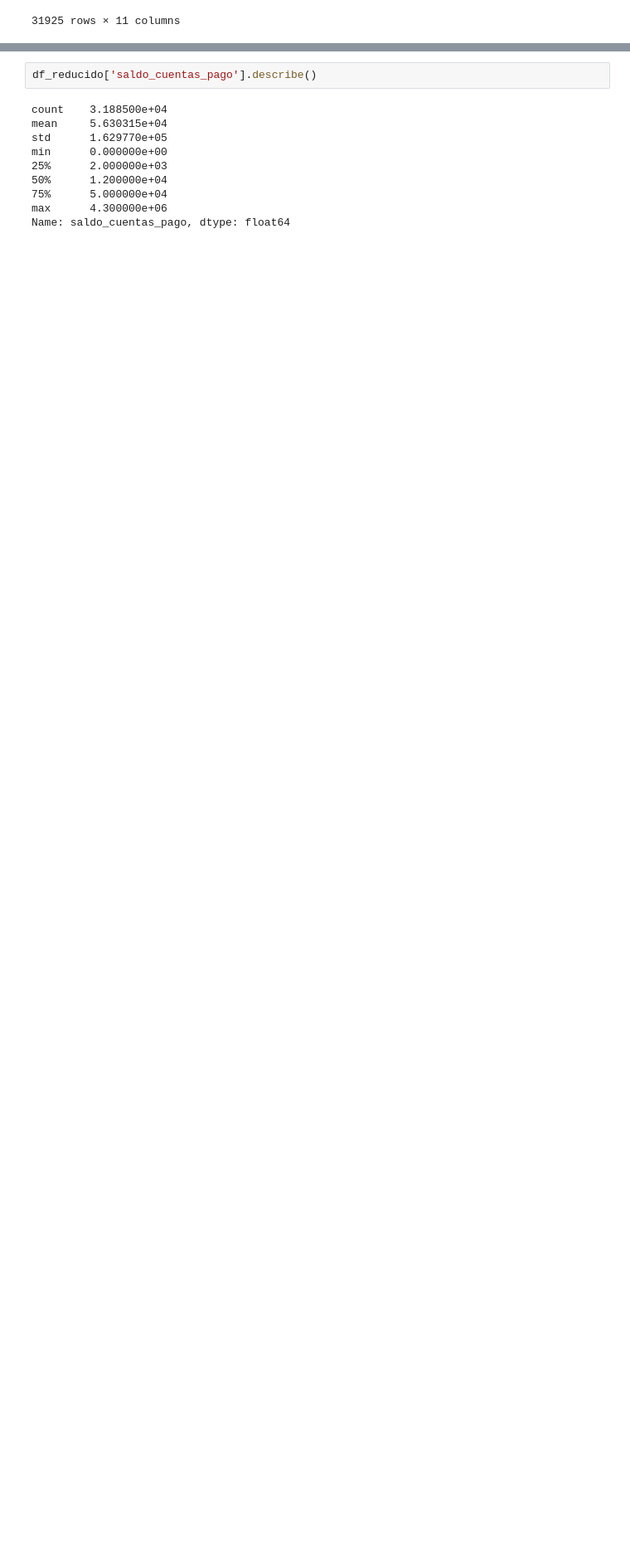
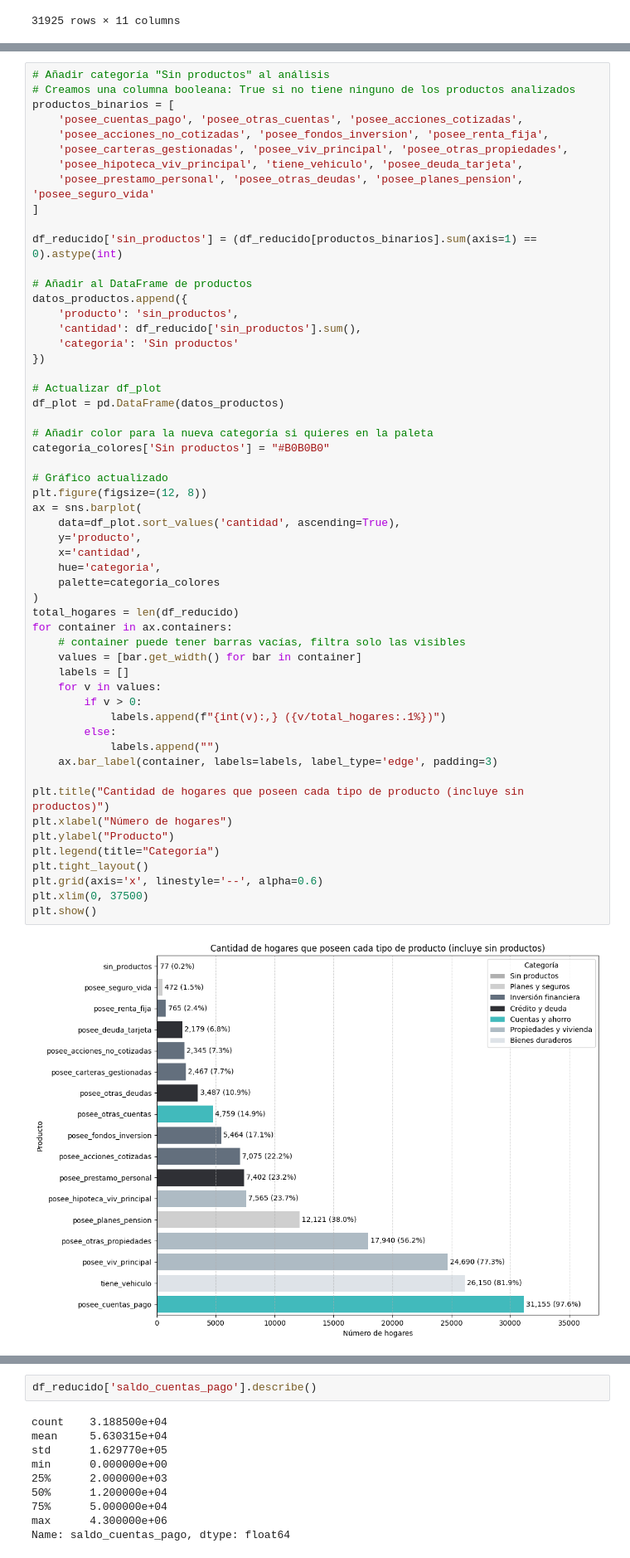
Before and after one commit to Lambda-14/Sim-Empresa, a Jupyter notebook: Equip_9/Scripts/250602_EFF_2022.ipynb, the cells around one changed output, grey strips where cells are left out. Shown at 83% size. Drawn from its saved outputs; the diff is of its cells as text; blank space fills up the shorter version.

Commit message:
graficas distribuciones de clientes y hogares por producto

```diff
--- a/Equip_9/Scripts/250602_EFF_2022.ipynb
+++ b/Equip_9/Scripts/250602_EFF_2022.ipynb
@@ -605,4 +605,61 @@ plt.grid(axis='x', linestyle='--', alpha=0.6)
 plt.show()
 # %% [output]
 [figure]
+# %%
+# Añadir categoría "Sin productos" al análisis
+# Creamos una columna booleana: True si no tiene ninguno de los productos analizados
+productos_binarios = [
+    'posee_cuentas_pago', 'posee_otras_cuentas', 'posee_acciones_cotizadas',
+    'posee_acciones_no_cotizadas', 'posee_fondos_inversion', 'posee_renta_fija',
+    'posee_carteras_gestionadas', 'posee_viv_principal', 'posee_otras_propiedades',
+    'posee_hipoteca_viv_principal', 'tiene_vehiculo', 'posee_deuda_tarjeta',
+    'posee_prestamo_personal', 'posee_otras_deudas', 'posee_planes_pension', 'posee_seguro_vida'
+]
+
+df_reducido['sin_productos'] = (df_reducido[productos_binarios].sum(axis=1) == 0).astype(int)
+
+# Añadir al DataFrame de productos
+datos_productos.append({
+    'producto': 'sin_productos',
+    'cantidad': df_reducido['sin_productos'].sum(),
+    'categoria': 'Sin productos'
+})
+
+# Actualizar df_plot
+df_plot = pd.DataFrame(datos_productos)
+
+# Añadir color para la nueva categoría si quieres en la paleta
+categoria_colores['Sin productos'] = "#B0B0B0"
+
+# Gráfico actualizado
+plt.figure(figsize=(12, 8))
+ax = sns.barplot(
+    data=df_plot.sort_values('cantidad', ascending=True),
+    y='producto',
+    x='cantidad',
+    hue='categoria',
+    palette=categoria_colores
+)
+total_hogares = len(df_reducido)
+for container in ax.containers:
+    # container puede tener barras vacías, filtra solo las visibles
+    values = [bar.get_width() for bar in container]
+    labels = []
+    for v in values:
+        if v > 0:
+            labels.append(f"{int(v):,} ({v/total_hogares:.1%})")
+        else:
+            labels.append("")
+    ax.bar_label(container, labels=labels, label_type='edge', padding=3)
+
+plt.title("Cantidad de hogares que poseen cada tipo de producto (incluye sin productos)")
+plt.xlabel("Número de hogares")
+plt.ylabel("Producto")
+plt.legend(title="Categoría")
+plt.tight_layout()
+plt.grid(axis='x', linestyle='--', alpha=0.6)
+plt.xlim(0, 37500)
+plt.show()
+# %% [output]
+[figure, added]
 # %%
```
Also changed, not shown: parts of 1 cell of this notebook, 1 other file.
